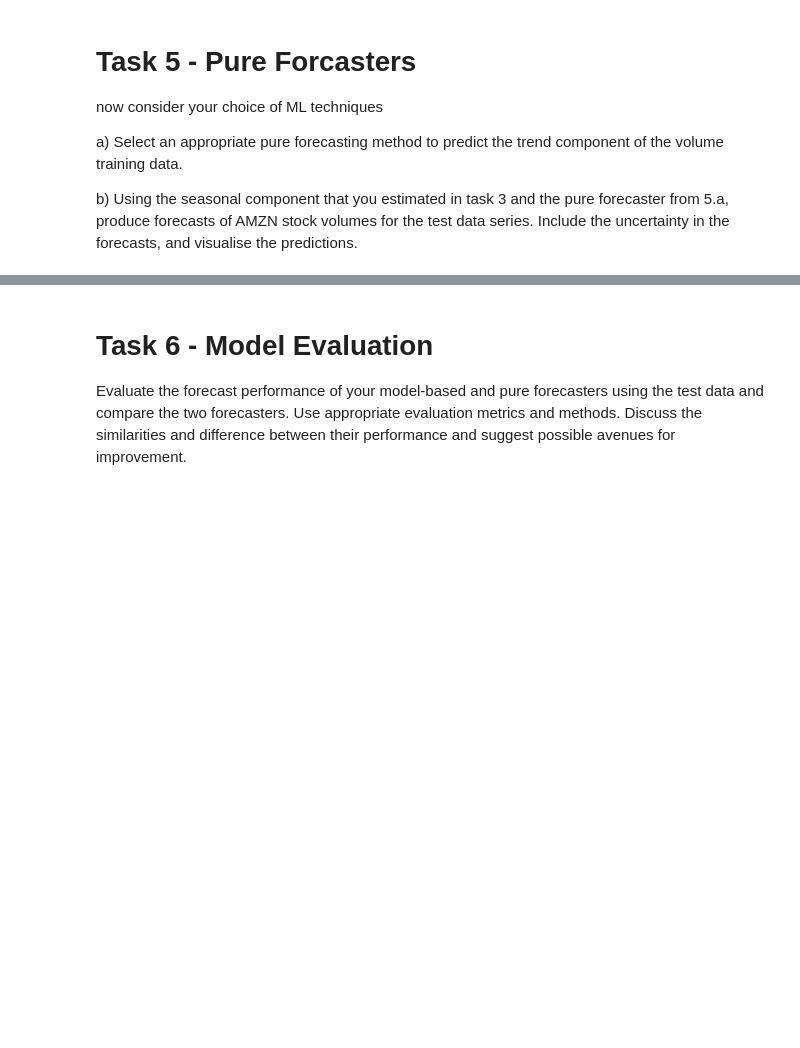
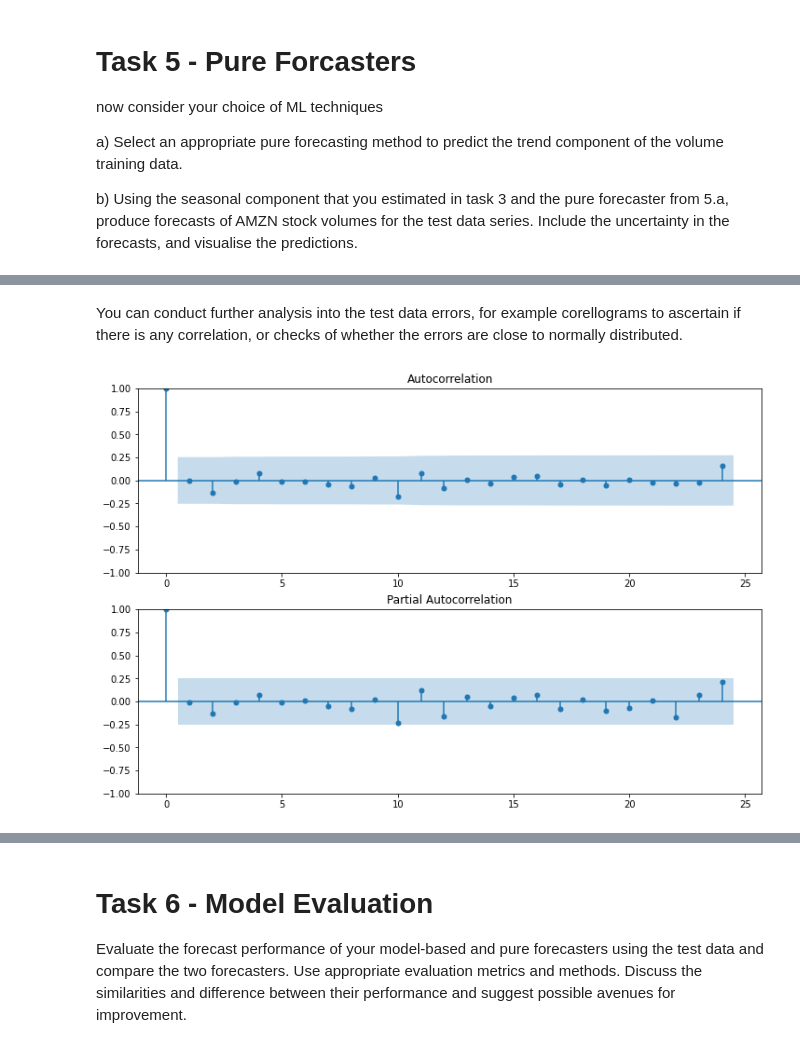
Before and after one commit to JamieKats/data2001-a3, a Jupyter notebook: DATA2001-A3-s4674720.ipynb, the cells around one changed output, grey strips where cells are left out. Saved outputs shown, nothing was run; the diff lists cells and outputs as text; code cells hidden in the pictures; blank space fills up the shorter version.

```diff
--- a/DATA2001-A3-s4674720.ipynb
+++ b/DATA2001-A3-s4674720.ipynb
@@ -761,0 +965,11 @@ from tensorflow import keras
+# %% [markdown]
+You can conduct further analysis into the test data errors, for example corellograms to ascertain if there is any correlation, or checks of whether the errors are close to normally distributed.
+# %%
+# check for evidence of autocorrelation
+fig = plt.figure(figsize=(12, 8))
+ax1 = fig.add_subplot(211)
+fig = sm.graphics.tsa.plot_acf(errors, lags=24, ax=ax1)
+ax2 = fig.add_subplot(212)
+fig = sm.graphics.tsa.plot_pacf(errors, lags=24, ax=ax2)
+# %% [output]
+[figure, added]
```
Also changed, not shown: parts of 39 cells of this notebook.
